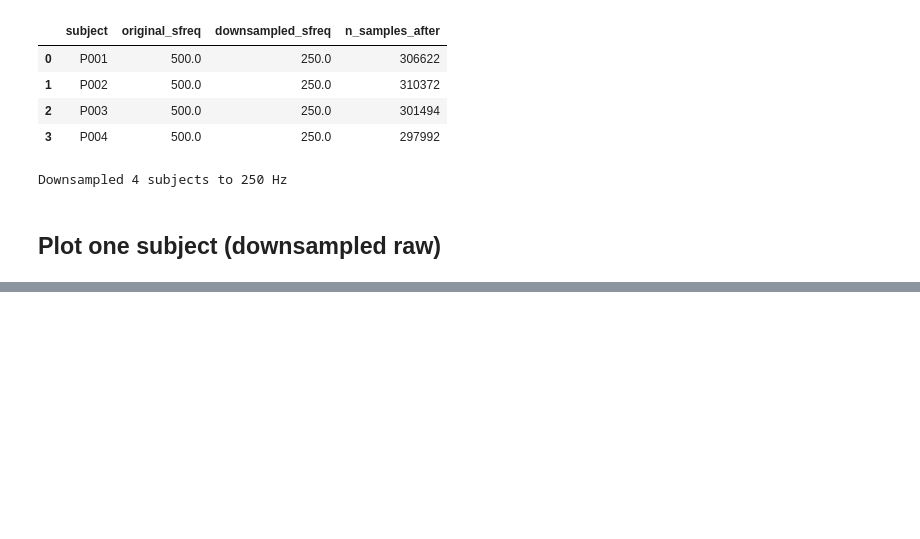
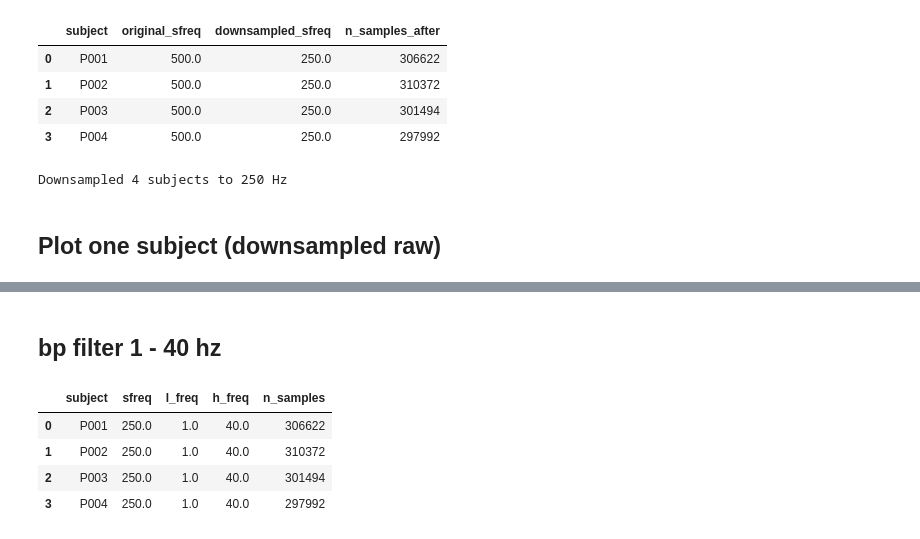
Before and after one commit to NadimSALEEM/0x2x2dual_WCST_analysis, a Jupyter notebook: 0-back/eeg/0back_eeg.ipynb, the cells around one changed output, grey strips where cells are left out. Cells and saved outputs as stored; diff of their text form; code cells hidden in the pictures; blank space fills up the shorter version.

```diff
--- a/0-back/eeg/0back_eeg.ipynb
+++ b/0-back/eeg/0back_eeg.ipynb
@@ -118,0 +119,38 @@ raw_plot.plot(
+# %% [markdown]
+## bp filter 1 - 40 hz
+# %%
+# Apply band-pass filter to all downsampled subjects
+l_freq = 1.0
+h_freq = 40.0
+
+if "raw_ds_by_subject" not in globals() or not raw_ds_by_subject:
+    raise RuntimeError("Run the downsampling cell first.")
+
+raw_bp_by_subject = {}
+filter_summary_rows = []
+
+for subj, raw in sorted(raw_ds_by_subject.items()):
+    raw_bp = raw.copy().filter(
+        l_freq=l_freq,
+        h_freq=h_freq,
+        fir_design="firwin",
+        verbose="ERROR"
+    )
+    raw_bp_by_subject[subj] = raw_bp
+
+    filter_summary_rows.append({
+        "subject": subj,
+        "sfreq": float(raw_bp.info["sfreq"]),
+        "l_freq": l_freq,
+        "h_freq": h_freq,
+        "n_samples": raw_bp.n_times
+    })
+
+filter_summary = pd.DataFrame(filter_summary_rows)
+display(filter_summary)
+# %% [output]
+|  | subject | sfreq | l_freq | h_freq | n_samples |
+| 0 | P001 | 250.0 | 1.0 | 40.0 | 306622 |
+| 1 | P002 | 250.0 | 1.0 | 40.0 | 310372 |
+| 2 | P003 | 250.0 | 1.0 | 40.0 | 301494 |
+| 3 | P004 | 250.0 | 1.0 | 40.0 | 297992 |
```
Also changed, not shown: parts of 3 cells of this notebook.
